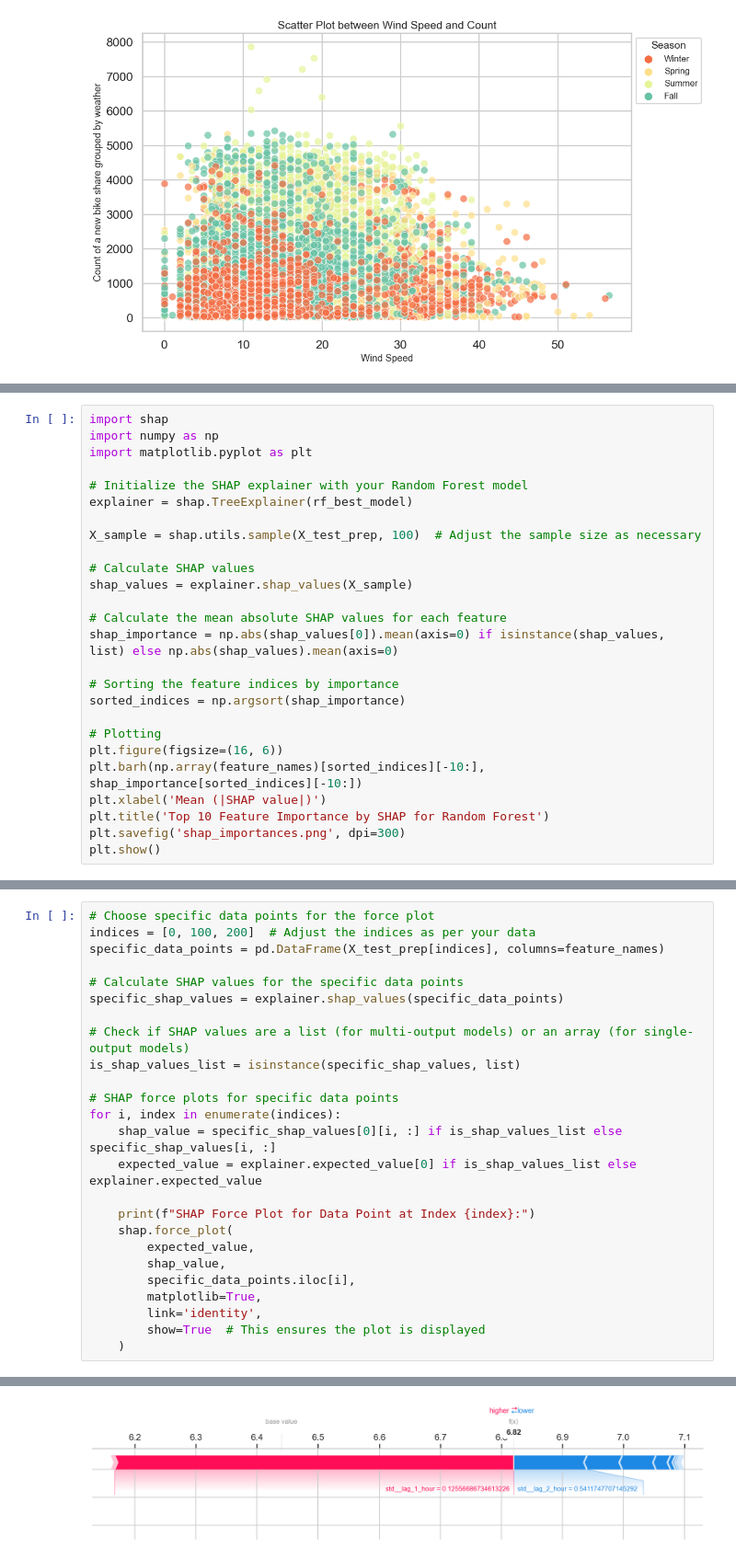
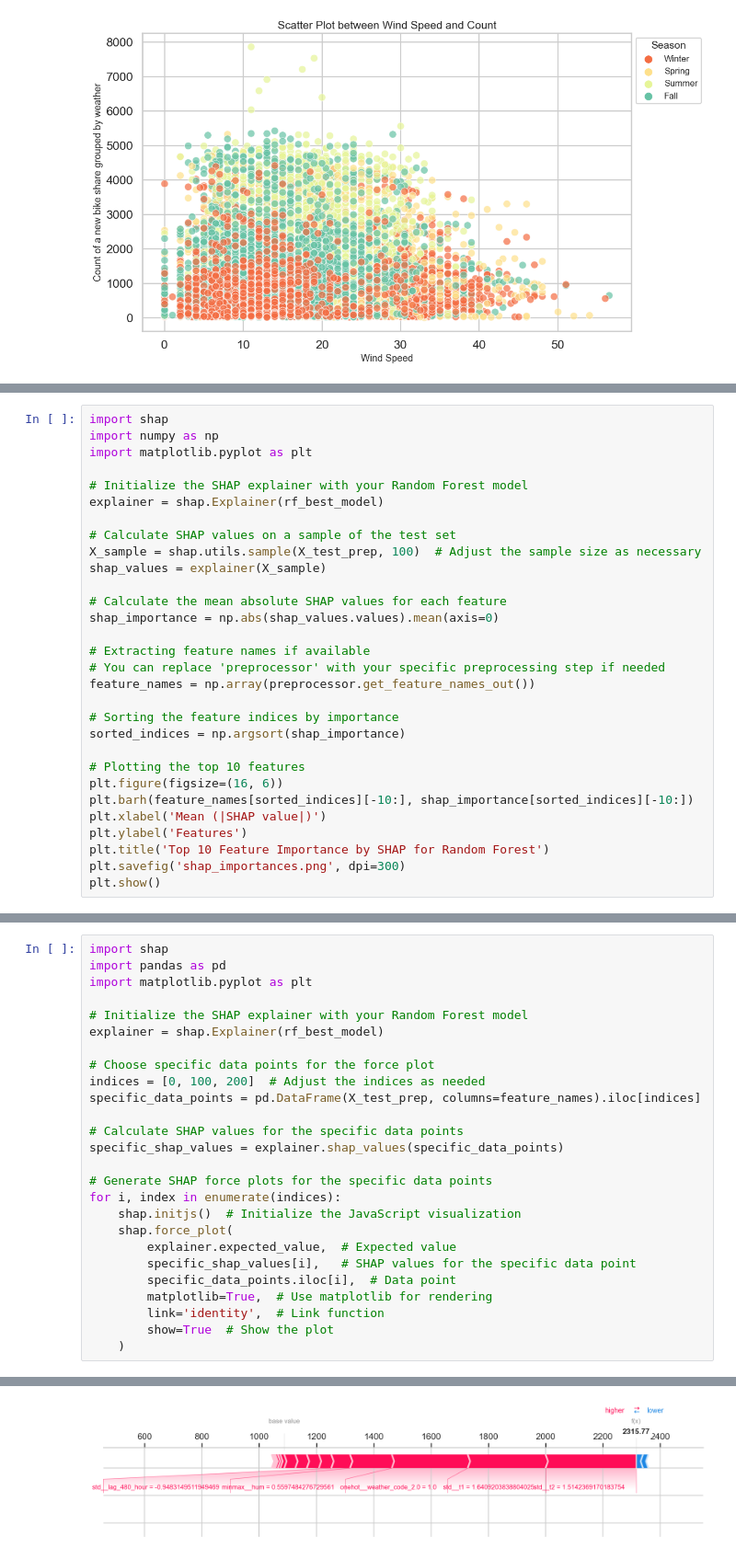
Before and after one commit to yingyi0422/DATA1030-Final-Project, a Jupyter notebook: Project.ipynb, the cells around one changed output, grey strips where cells are left out. Shown at 92% size. Drawn from its saved outputs; the diff is of its cells as text.

```diff
--- a/Project.ipynb
+++ b/Project.ipynb
@@ -556,23 +612,27 @@ import numpy as np
 import matplotlib.pyplot as plt
 
 # Initialize the SHAP explainer with your Random Forest model
-explainer = shap.TreeExplainer(rf_best_model)
+explainer = shap.Explainer(rf_best_model)
 
+# Calculate SHAP values on a sample of the test set
 X_sample = shap.utils.sample(X_test_prep, 100)  # Adjust the sample size as necessary
-
-# Calculate SHAP values
-shap_values = explainer.shap_values(X_sample)
+shap_values = explainer(X_sample)
 
 # Calculate the mean absolute SHAP values for each feature
-shap_importance = np.abs(shap_values[0]).mean(axis=0) if isinstance(shap_values, list) else np.abs(shap_values).mean(axis=0)
+shap_importance = np.abs(shap_values.values).mean(axis=0)
+
+# Extracting feature names if available
+# You can replace 'preprocessor' with your specific preprocessing step if needed
+feature_names = np.array(preprocessor.get_feature_names_out())
 
 # Sorting the feature indices by importance
 sorted_indices = np.argsort(shap_importance)
 
-# Plotting
+# Plotting the top 10 features
 plt.figure(figsize=(16, 6))
-plt.barh(np.array(feature_names)[sorted_indices][-10:], shap_importance[sorted_indices][-10:])
+plt.barh(feature_names[sorted_indices][-10:], shap_importance[sorted_indices][-10:])
 plt.xlabel('Mean (|SHAP value|)')
+plt.ylabel('Features')
 plt.title('Top 10 Feature Importance by SHAP for Random Forest')
 plt.savefig('shap_importances.png', dpi=300)
 plt.show()
@@ -581,26 +641,27 @@ plt.show()
 # %%
+import shap
+import pandas as pd
+import matplotlib.pyplot as plt
+
+# Initialize the SHAP explainer with your Random Forest model
+explainer = shap.Explainer(rf_best_model)
+
 # Choose specific data points for the force plot
-indices = [0, 100, 200]  # Adjust the indices as per your data
-specific_data_points = pd.DataFrame(X_test_prep[indices], columns=feature_names)
+indices = [0, 100, 200]  # Adjust the indices as needed
+specific_data_points = pd.DataFrame(X_test_prep, columns=feature_names).iloc[indices]
 
 # Calculate SHAP values for the specific data points
 specific_shap_values = explainer.shap_values(specific_data_points)
 
-# Check if SHAP values are a list (for multi-output models) or an array (for single-output models)
-is_shap_values_list = isinstance(specific_shap_values, list)
-
-# SHAP force plots for specific data points
+# Generate SHAP force plots for the specific data points
 for i, index in enumerate(indices):
-    shap_value = specific_shap_values[0][i, :] if is_shap_values_list else specific_shap_values[i, :]
-    expected_value = explainer.expected_value[0] if is_shap_values_list else explainer.expected_value
-
-    print(f"SHAP Force Plot for Data Point at Index {index}:")
+    shap.initjs()  # Initialize the JavaScript visualization
     shap.force_plot(
-        expected_value,
-        shap_value,
-        specific_data_points.iloc[i],
-        matplotlib=True,
-        link='identity',
-        show=True  # This ensures the plot is displayed
+        explainer.expected_value,  # Expected value
+        specific_shap_values[i],   # SHAP values for the specific data point
+        specific_data_points.iloc[i],  # Data point
+        matplotlib=True,  # Use matplotlib for rendering
+        link='identity',  # Link function
+        show=True  # Show the plot
     )
 # %% [output]
@@ -610 +671 @@ SHAP Force Plot for Data Point at Index 100:
-[figure, old version]
+[figure, new version]
```
Also changed, not shown: parts of 17 cells of this notebook.
